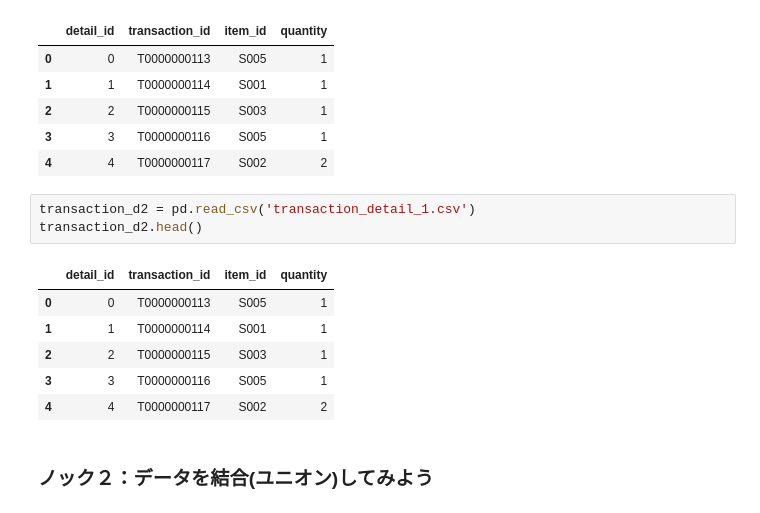
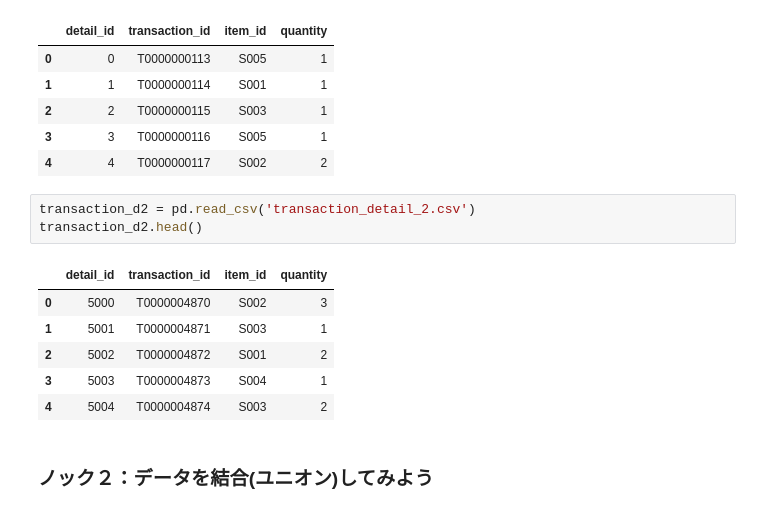
Before and after one commit to saturnglave/Data100_Knock, a Jupyter notebook: Chapter1/1章_ウェブからの注文数を分析する１０本ノック.ipynb, the cells around one changed output. Saved outputs shown, nothing was run; the diff lists cells and outputs as text.

```diff
--- a/Chapter1/1章_ウェブからの注文数を分析する１０本ノック.ipynb
+++ b/Chapter1/1章_ウェブからの注文数を分析する１０本ノック.ipynb
@@ -58,15 +58,15 @@ transaction_d1.head()
 | 3 | 3 | T0000000116 | S005 | 1 |
 | 4 | 4 | T0000000117 | S002 | 2 |
 # %%
-transaction_d2 = pd.read_csv('transaction_detail_1.csv')
+transaction_d2 = pd.read_csv('transaction_detail_2.csv')
 transaction_d2.head()
 # %% [output]
 |  | detail_id | transaction_id | item_id | quantity |
-| 0 | 0 | T0000000113 | S005 | 1 |
-| 1 | 1 | T0000000114 | S001 | 1 |
-| 2 | 2 | T0000000115 | S003 | 1 |
-| 3 | 3 | T0000000116 | S005 | 1 |
-| 4 | 4 | T0000000117 | S002 | 2 |
+| 0 | 5000 | T0000004870 | S002 | 3 |
+| 1 | 5001 | T0000004871 | S003 | 1 |
+| 2 | 5002 | T0000004872 | S001 | 2 |
+| 3 | 5003 | T0000004873 | S004 | 1 |
+| 4 | 5004 | T0000004874 | S003 | 2 |
 # %% [markdown]
 ### ノック２：データを結合(ユニオン)してみよう
 # %%
```
Also changed, not shown: parts of 20 cells of this notebook, 4 other files.
